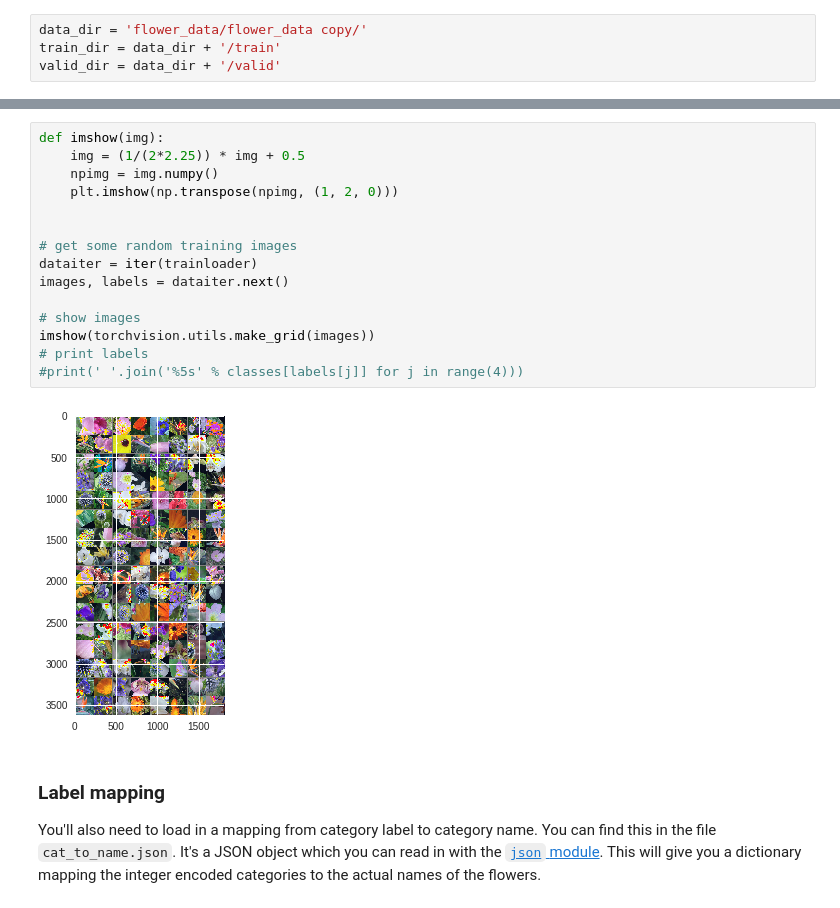
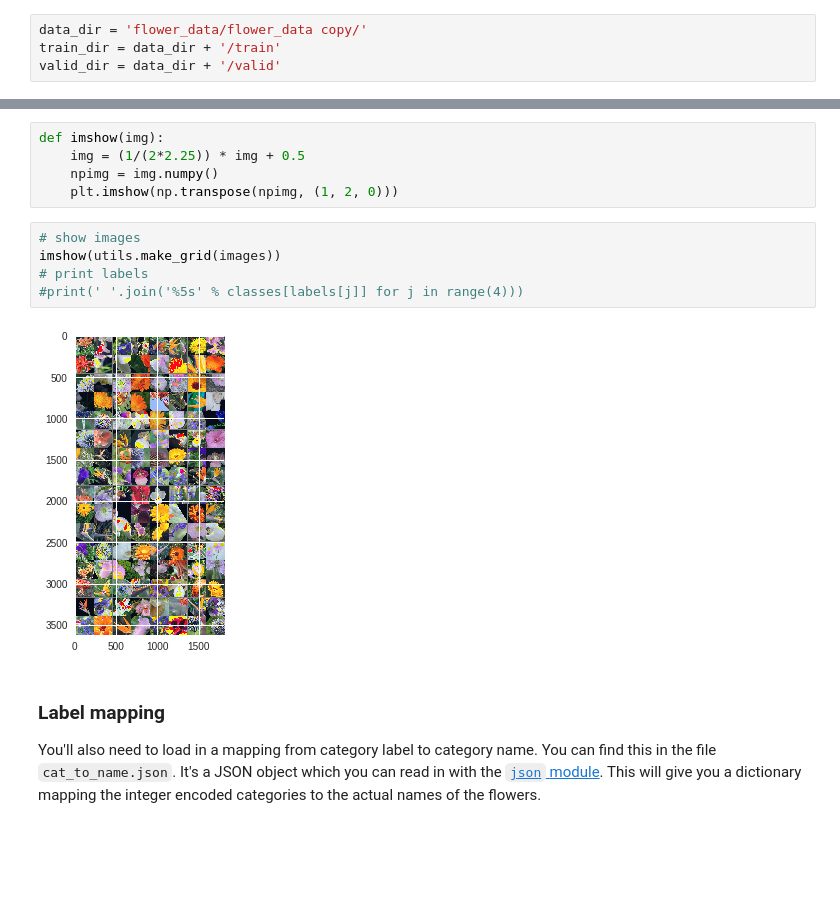
Before and after one commit to jpinzonc/flower_classification, a Jupyter notebook: Image Classifier Project.ipynb, the cells around one changed output, grey strips where cells are left out. Drawn from its saved outputs; the diff is of its cells as text; blank space fills up the shorter version.

```diff
--- a/Image Classifier Project.ipynb
+++ b/Image Classifier Project.ipynb
@@ -137,18 +122,13 @@ def imshow(img):
     img = (1/(2*2.25)) * img + 0.5
     npimg = img.numpy()
     plt.imshow(np.transpose(npimg, (1, 2, 0)))
-
-
-# get some random training images
-dataiter = iter(trainloader)
-images, labels = dataiter.next()
-
-# show images
-imshow(torchvision.utils.make_grid(images))
-# print labels
-#print(' '.join('%5s' % classes[labels[j]] for j in range(4)))
-# %% [output]
-[figure, removed]
+# %%
+# show images
+imshow(utils.make_grid(images))
+# print labels
+#print(' '.join('%5s' % classes[labels[j]] for j in range(4)))
+# %% [output]
+[figure, added]
 # %% [markdown]
 ### Label mapping
 
```
Also changed, not shown: parts of 8 cells of this notebook.
